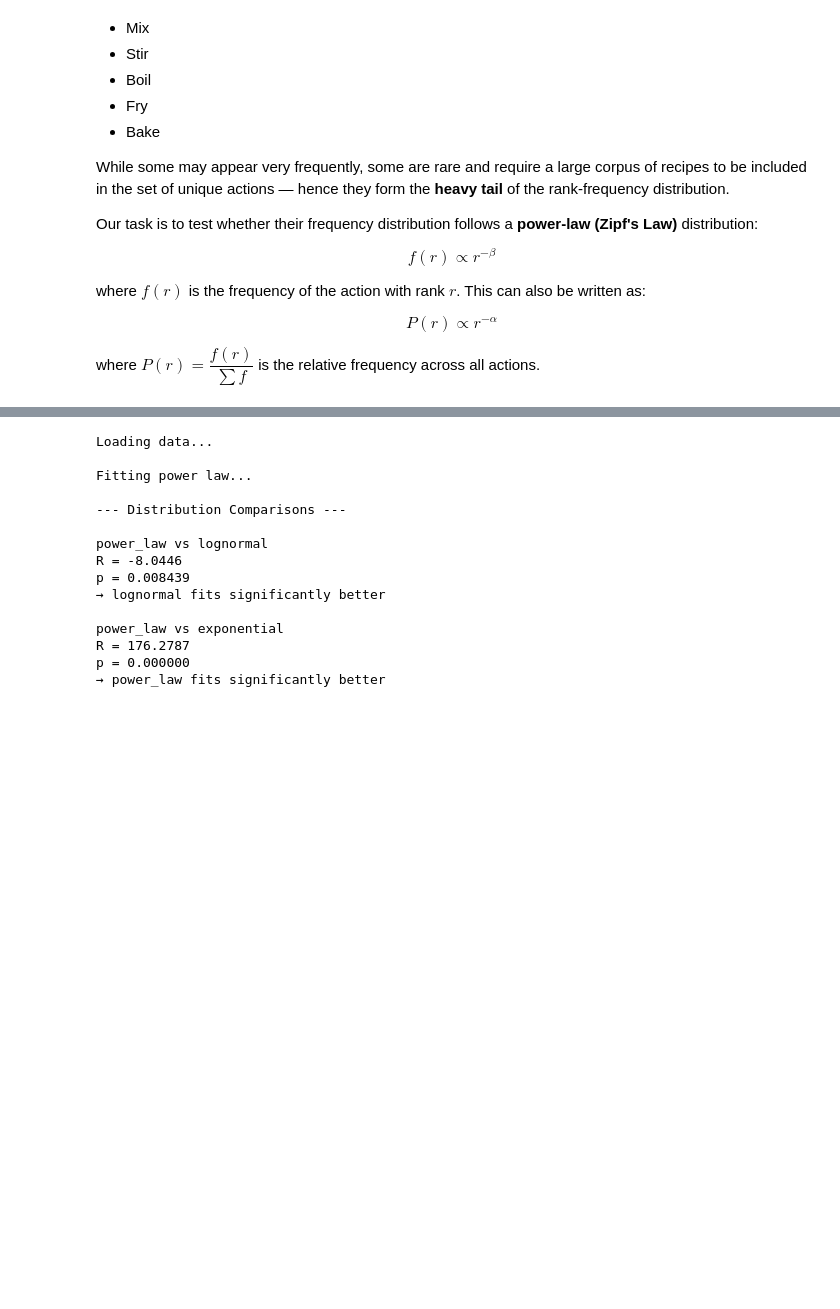
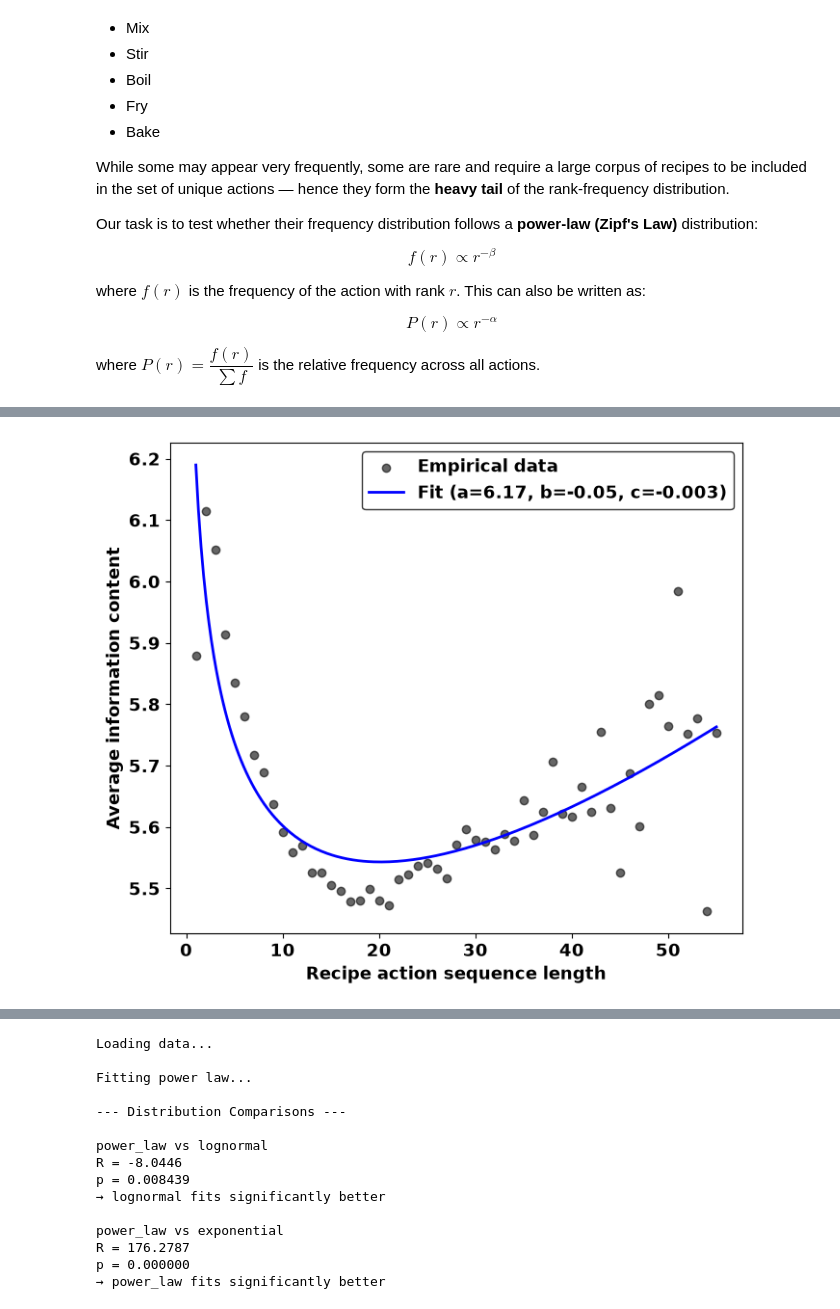
Before and after one commit to harsh23229/Universal-statistical-laws-governing-culinary-design, a Jupyter notebook: Cooking_Techniques_analysis_updated.ipynb, the cells around one changed output, grey strips where cells are left out. Cells and saved outputs as stored; diff of their text form; code cells hidden in the pictures; blank space fills up the shorter version.

Commit message:
updated the cooking techniques analysis file

```diff
--- a/Cooking_Techniques_analysis_updated.ipynb
+++ b/Cooking_Techniques_analysis_updated.ipynb
@@ -299,3 +299,73 @@ where $f(r)$ is the frequency of the action with rank $r$. This can also be writ
 $$P(r) \propto r^{-\alpha}$$
 
 where $P(r) = \dfrac{f(r)}{\sum f}$ is the relative frequency across all actions.
+# %%
+
+# =============================================================================
+# CELL 1 — Menzerath-Altmann (global, basic fit)
+# =============================================================================
+import sys
+!{sys.executable} -m pip install pandas numpy matplotlib scipy openpyxl
+import pandas as pd
+import numpy as np
+import matplotlib.pyplot as plt
+from scipy.optimize import curve_fit
+
+plt.rcParams["font.family"] = "sans-serif"
+plt.rcParams["font.sans-serif"] = ["Arial", "DejaVu Sans"]
+plt.rcParams["font.weight"] = "bold"
+plt.rcParams["font.size"] = 13
+
+def format_axes(ax):
+    ax.grid(False)
+    legend = ax.legend(frameon=True)
+    if legend:
+        legend.get_frame().set_edgecolor("black")
+
+df_actions_raw = pd.read_excel("Datasets/RecipeID_CookingAction_List.xlsx")
+df_actions_raw = df_actions_raw.dropna(subset=['Processes'])
+df_actions_raw['Processes'] = df_actions_raw['Processes'].astype(str).str.split(r'\|\|')
+df_actions = df_actions_raw.explode('Processes').reset_index(drop=True)
+df_actions['Processes'] = df_actions['Processes'].str.strip()
+df_actions = df_actions.rename(columns={'Recipe_id': 'recipe_no', 'Processes': 'action_id'})
+
+action_counts = df_actions['action_id'].value_counts()
+total_tokens  = len(df_actions)
+action_probs  = action_counts / total_tokens
+df_actions['prob'] = df_actions['action_id'].map(action_probs)
+df_actions['IC']   = -np.log2(df_actions['prob'])
+
+recipe_stats = df_actions.groupby('recipe_no').agg(x=('action_id', 'count'), y=('IC', 'mean'))
+ma_data = recipe_stats.groupby('x')['y'].mean().reset_index()
+valid_lengths = recipe_stats['x'].value_counts()
+valid_lengths = valid_lengths[valid_lengths >= 10].index
+ma_data = ma_data[ma_data['x'].isin(valid_lengths)].sort_values('x')
+x_data = ma_data['x'].values
+y_data = ma_data['y'].values
+
+def menzerath_altmann(x, A, b, c):
+    return A * (x ** b) * np.exp(-c * x)
+
+try:
+    popt, _ = curve_fit(menzerath_altmann, x_data, y_data, p0=[np.mean(y_data), -0.1, 0.0], maxfev=5000)
+    A_fit, b_fit, c_fit = popt
+    print(f"Fitted parameters: a={A_fit:.4f}, b={b_fit:.4f}, c={c_fit:.4f}")
+    fit_success = True
+except Exception as e:
+    print(f"Fitting failed: {e}")
+    fit_success = False
+
+fig, ax = plt.subplots(figsize=(7, 6))
+ax.scatter(x_data, y_data, color='black', alpha=0.6, label='Empirical data')
+if fit_success:
+    x_line = np.linspace(x_data.min(), x_data.max(), 200)
+    ax.plot(x_line, menzerath_altmann(x_line, *popt), color='blue', linewidth=2,
+            label=f'Fit (a={A_fit:.2f}, b={b_fit:.2f}, c={c_fit:.3f})')
+ax.set_xlabel("Recipe action sequence length", fontweight="bold")
+ax.set_ylabel("Average information content", fontweight="bold")
+format_axes(ax)
+plt.tight_layout()
+plt.savefig("menzerath_altmann_action_recipe_structure.png", dpi=300)
+plt.savefig("menzerath_altmann_action_recipe_structure.tif", dpi=300)
+plt.show()
+# %% [output]
@@ -301,0 +391 @@ where $P(r) = \dfrac{f(r)}{\sum f}$ is the relative frequency across all actions
+[figure, added]
```
Also changed, not shown: parts of 4 cells of this notebook, 4 other files.
